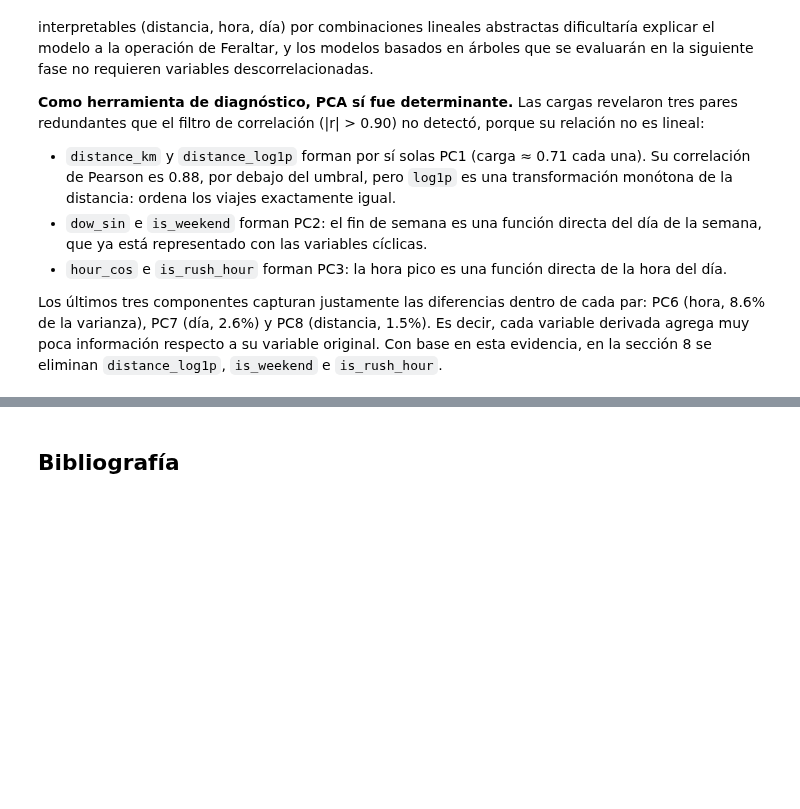
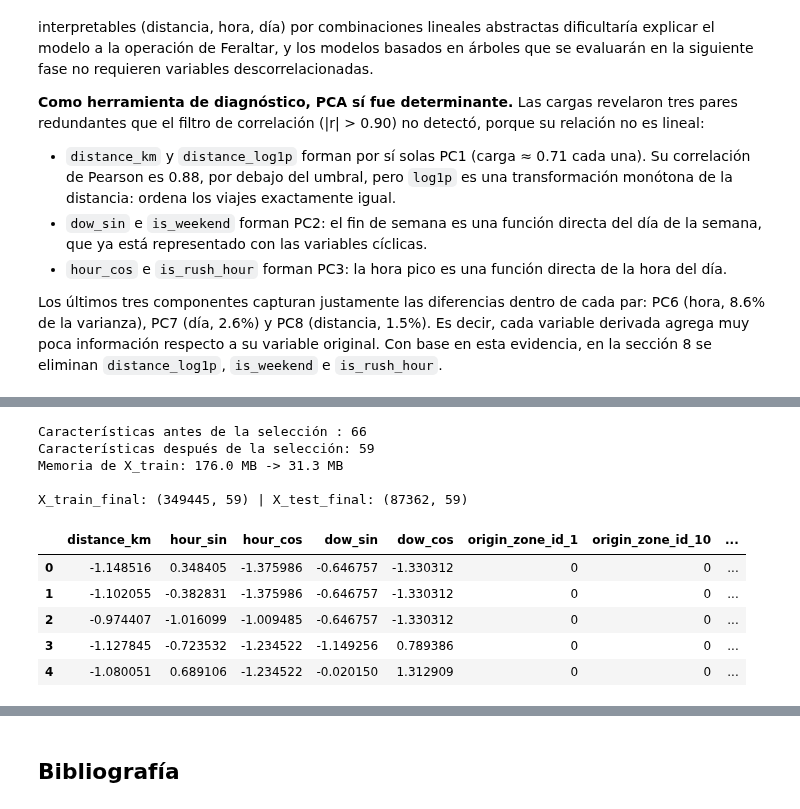
Before and after one commit to aleehpandita/transport-gps-analytics, a Jupyter notebook: notebooks/Avance2_56.ipynb, the cells around one changed output, grey strips where cells are left out. Drawn from its saved outputs; the diff is of its cells as text; code cells hidden in the pictures; blank space fills up the shorter version.

Commit message:
✅ Conjunto final de 59 características y exportación para el Avance 3

```diff
--- a/notebooks/Avance2_56.ipynb
+++ b/notebooks/Avance2_56.ipynb
@@ -585,0 +613,38 @@ Los últimos tres componentes capturan justamente las diferencias dentro de cada
+# %%
+final_numeric = reduced_numeric
+final_categorical = ["origin_zone_id", "destination_zone_id"]
+
+# Numéricas: columnas conservadas de la matriz ya estandarizada (scaler ajustado solo con train)
+num_idx = [numeric_features.index(c) for c in final_numeric]
+X_train_num_final = pd.DataFrame(X_train_num[:, num_idx], columns=final_numeric, index=train_fe.index)
+X_test_num_final = pd.DataFrame(X_test_num[:, num_idx], columns=final_numeric, index=test_fe.index)
+
+# Categóricas: columnas one-hot de zonas (se descartan las de distance_bin)
+zone_cols = [c for c in encoded_columns if c.startswith(tuple(final_categorical))]
+# Las columnas one-hot solo valen 0 o 1: se guardan como int8 en lugar de float64 (8 veces menos memoria)
+X_train_final = pd.concat([X_train_num_final, X_train_cat[zone_cols].astype("int8")], axis=1)
+X_test_final = pd.concat([X_test_num_final, X_test_cat[zone_cols].astype("int8")], axis=1)
+y_train = train_fe[TARGET]
+y_test = test_fe[TARGET]
+
+columns_before = len(numeric_features) + len(encoded_columns)
+memory_before = (X_train_num.nbytes + X_train_cat.memory_usage(deep=True).sum()) / 1024**2
+memory_after = X_train_final.memory_usage(deep=True).sum() / 1024**2
+
+print(f"Características antes de la selección : {columns_before}")
+print(f"Características después de la selección: {X_train_final.shape[1]}")
+print(f"Memoria de X_train: {memory_before:.1f} MB -> {memory_after:.1f} MB")
+print(f"\nX_train_final: {X_train_final.shape} | X_test_final: {X_test_final.shape}")
+display(X_train_final.head())
+# %% [output]
+Características antes de la selección : 66
+Características después de la selección: 59
+Memoria de X_train: 176.0 MB -> 31.3 MB
+
+X_train_final: (349445, 59) | X_test_final: (87362, 59)
+|  | distance_km | hour_sin | hour_cos | dow_sin | dow_cos | origin_zone_id_1 | origin_zone_id_10 | ... |
+| 0 | -1.148516 | 0.348405 | -1.375986 | -0.646757 | -1.330312 | 0 | 0 | ... |
+| 1 | -1.102055 | -0.382831 | -1.375986 | -0.646757 | -1.330312 | 0 | 0 | ... |
+| 2 | -0.974407 | -1.016099 | -1.009485 | -0.646757 | -1.330312 | 0 | 0 | ... |
+| 3 | -1.127845 | -0.723532 | -1.234522 | -1.149256 | 0.789386 | 0 | 0 | ... |
+| 4 | -1.080051 | 0.689106 | -1.234522 | -0.020150 | 1.312909 | 0 | 0 | ... |
```
Also changed, not shown: parts of 6 cells of this notebook.
